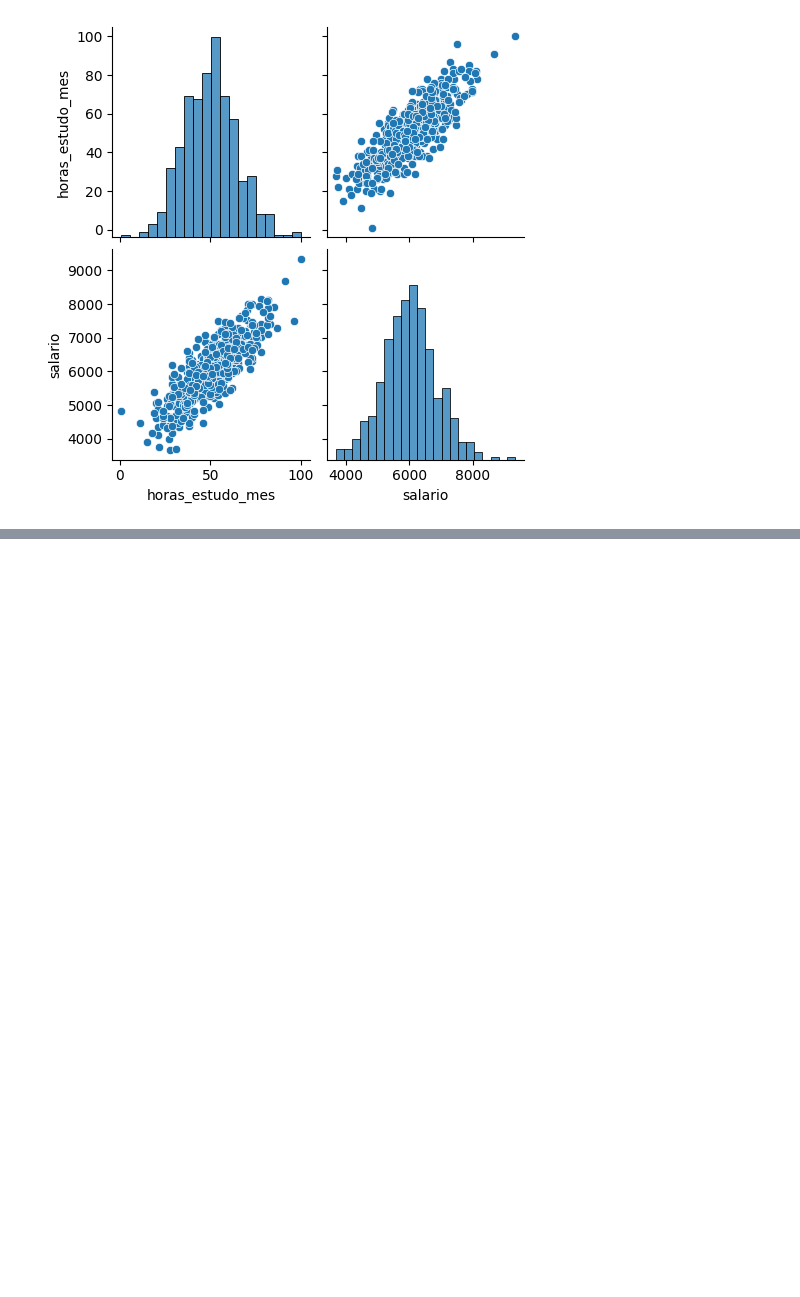
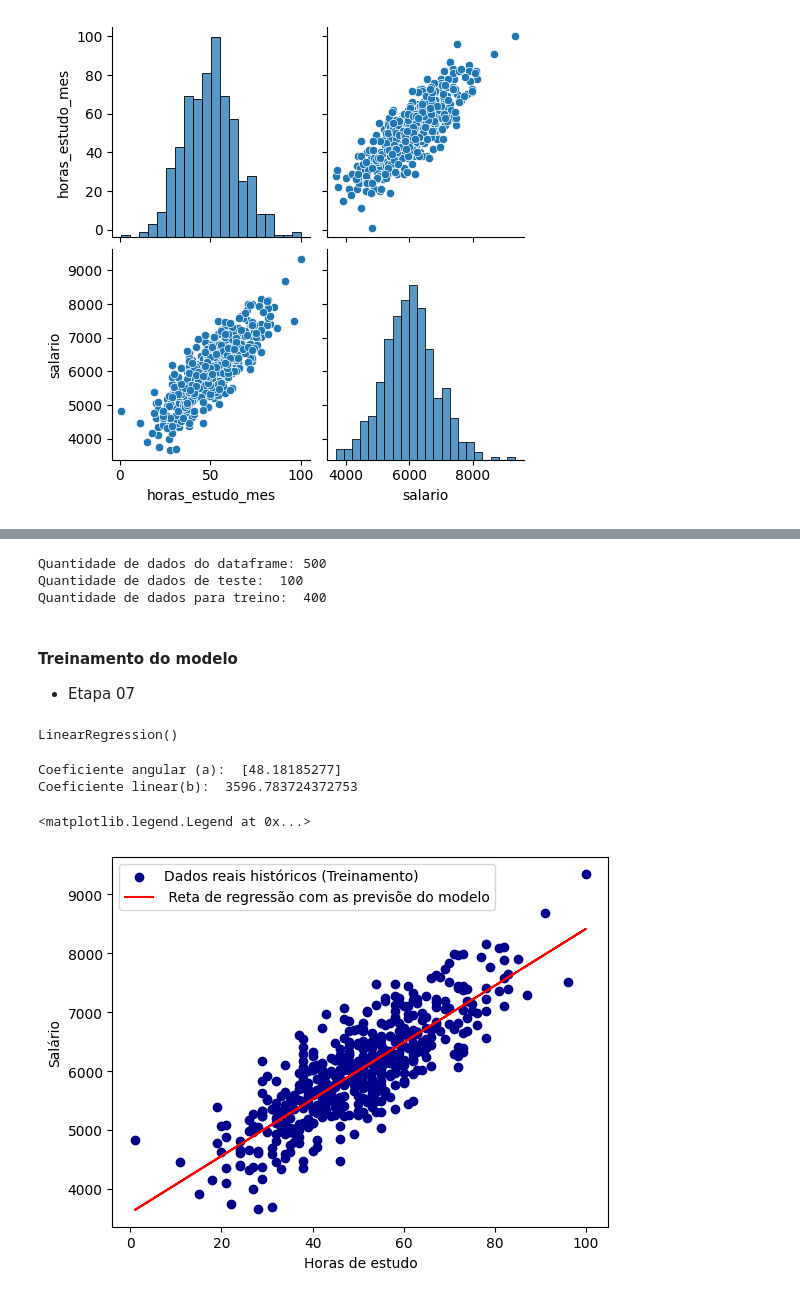
Before and after one commit to carmoemanoel/fundamentos-Big-data-SENAI-Python, a Jupyter notebook: exercícios/Aula-11-Exercício01-RegressãoLinear.ipynb, the cells around one changed output, grey strips where cells are left out. Saved outputs shown, nothing was run; the diff lists cells and outputs as text; code cells hidden in the pictures; blank space fills up the shorter version.

Commit message:
Separando dados para teste e treinamento, plotando gráfico de dispersão

```diff
--- a/exercícios/Aula-11-Exercício01-RegressãoLinear.ipynb
+++ b/exercícios/Aula-11-Exercício01-RegressãoLinear.ipynb
@@ -126,0 +130,9 @@ sns.pairplot(dados)
+# %%
+# CONVERTER A COLUNA HORAS_ESTUDO_MES PARA ARRAY
+x = np.array(dados['horas_estudo_mes'])
+
+# AJUSTAR O SHAPE DA VARIÁVEL (X)
+x = x.reshape(-1,1)
+# %%
+#### PREPARAR A VARIÁVEL RESPOSTA (Y)
+y = dados['salario']
@@ -126,0 +142,40 @@ sns.pairplot(dados)
+# %%
+# DIVIDIR AS VARIÁVEIS EM TREINO E TESTE(TAMANHO DO TESTE = 20%)
+xtrain, xtest, ytrain, ytest = train_test_split(x, y, test_size= 0.2, random_state=42)
+# %%
+print('Quantidade de dados do dataframe:', len(x))
+print('Quantidade de dados de teste: ', len(xtest))
+print('Quantidade de dados para treino: ', len(xtrain))
+# %% [output]
+Quantidade de dados do dataframe: 500
+Quantidade de dados de teste:  100
+Quantidade de dados para treino:  400
+# %% [markdown]
+#### Treinamento do modelo
+- Etapa 07
+# %%
+modelo = LinearRegression(fit_intercept=True)
+
+modelo.fit(xtrain,ytrain)
+# %% [output]
+LinearRegression()
+# %%
+print('Coeficiente angular (a): ', modelo.coef_)
+print('Coeficiente linear(b): ', modelo.intercept_)
+# %% [output]
+Coeficiente angular (a):  [48.18185277]
+Coeficiente linear(b):  3596.783724372753
+# %%
+# VISUALIZAR A RETA DE REGRESSÃO LINEAR (PREVISÕES)
+# E OS DADOS REAIS
+
+plt.scatter(x,y, color ='darkblue', label = 'Dados reais históricos (Treinamento)')
+
+plt.plot(x, modelo.predict(x), color = 'red', label =' Reta de regressão com as previsõe do modelo')
+
+plt.xlabel('Horas de estudo')
+plt.ylabel('Salário')
+plt.legend()
+# %% [output]
+<matplotlib.legend.Legend at 0x...>
+[figure, added]
```
Also changed, not shown: parts of 5 cells of this notebook.
